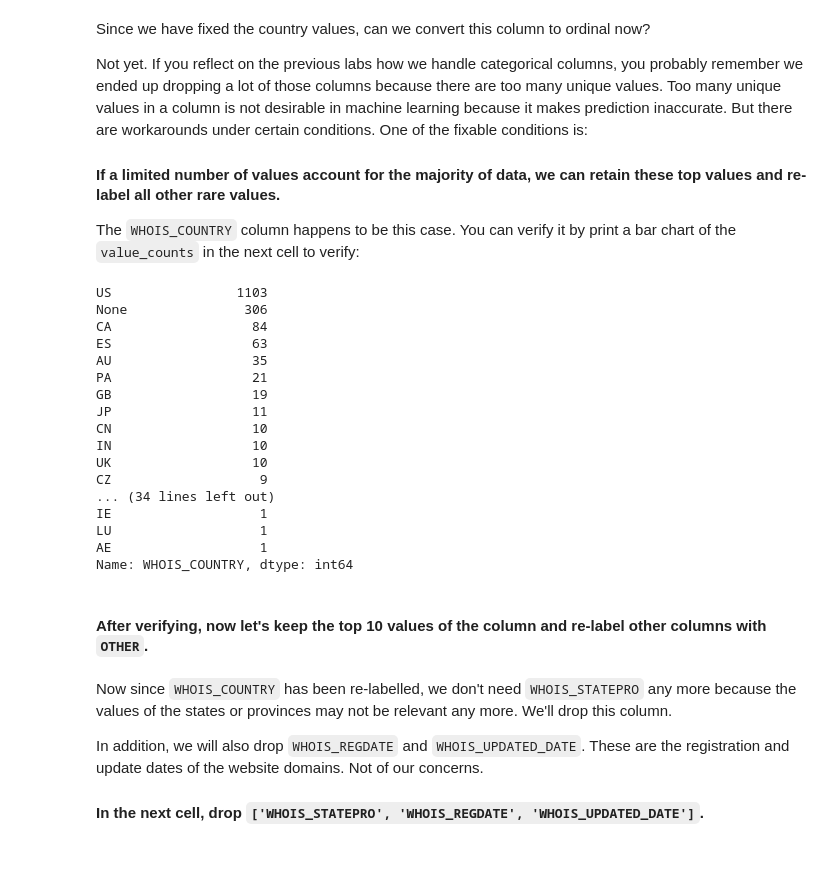
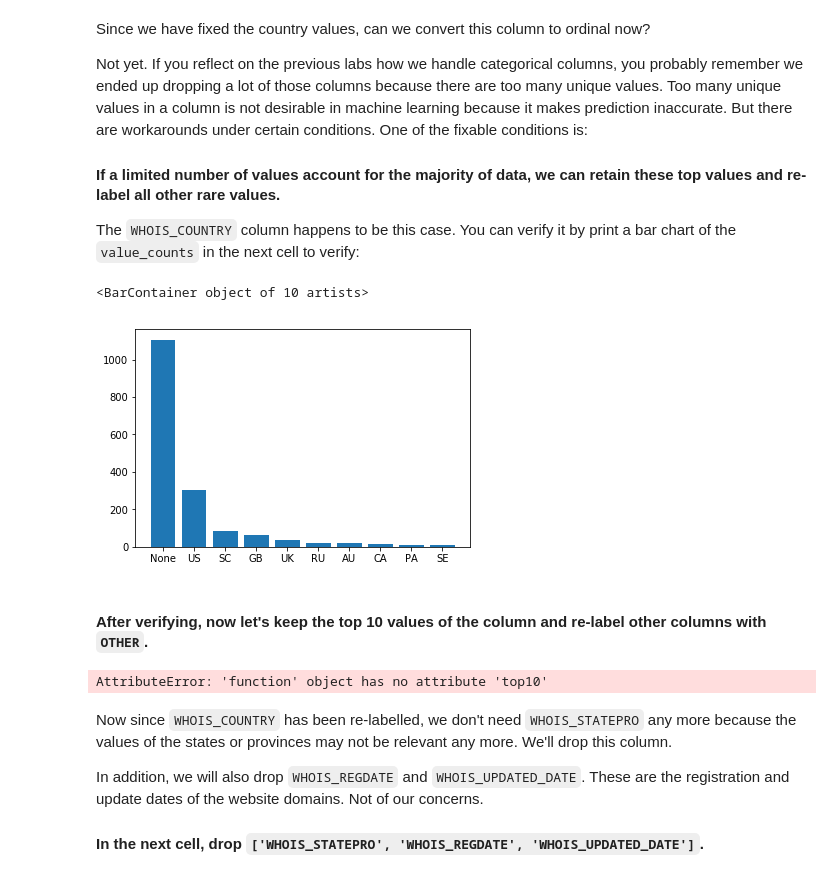
Before and after one commit to jgph91/datamad1019, a Jupyter notebook: module-3/lab-supervised-learning/your-code/main.ipynb, the cells around one changed output. Drawn from its saved outputs; the diff is of its cells as text; code cells hidden in the pictures.

```diff
--- a/module-3/lab-supervised-learning/your-code/main.ipynb
+++ b/module-3/lab-supervised-learning/your-code/main.ipynb
@@ -230,8 +230,15 @@ How to handle string columns is always case by case. Let's start by working on `
 #### In the cells below, fix the country values as intructed above.
 # %%
 # Your code here
-websites.WHOIS_COUNTRY.unique()
+
 
 def cleaner(text):
-    replace={'se':'SE', '[u\'GB\'; u\'UK\']':'UK','ru':'RU','us':'US','Cyprus':'CY'}
+    replace={'se':'SE', '[u\'GB\'; u\'UK\']':'UK','ru':'RU','us':'US','Cyprus':'CY','United Kingdom':'UK'}
+
+    text = replace.get(text,text)
+    return text
+
+websites.WHOIS_COUNTRY = websites.WHOIS_COUNTRY.apply(cleaner)
+
+websites.WHOIS_COUNTRY.unique()
 # %% [output]
@@ -249,26 +255,18 @@ Not yet. If you reflect on the previous labs how we handle categorical columns,
 #### If a limited number of values account for the majority of data, we can retain these top values and re-label all other rare values.
 
 The `WHOIS_COUNTRY` column happens to be this case. You can verify it by print a bar chart of the `value_counts` in the next cell to verify:
-# %%
-# Your code here
-websites.WHOIS_COUNTRY.value_counts()
-# %% [output]
-US                1103
-None               306
-CA                  84
-ES                  63
-AU                  35
-PA                  21
-GB                  19
-JP                  11
-CN                  10
-IN                  10
-UK                  10
-CZ                   9
-... (34 lines left out)
-IE                   1
-LU                   1
-AE                   1
-Name: WHOIS_COUNTRY, dtype: int64
+# %%
+# Your code here
+import matplotlib.pyplot as plt
+%matplotlib inline
+
+y = websites.WHOIS_COUNTRY.value_counts(ascending=False)[:10]
+x = websites.WHOIS_COUNTRY.unique()[:10]
+
+plt = plt.bar(x,y)
+display(plt)
+# %% [output]
+<BarContainer object of 10 artists>
+[figure, added]
 # %% [markdown]
 #### After verifying, now let's keep the top 10 values of the column and re-label other columns with `OTHER`.
@@ -277,3 +273,10 @@ Name: WHOIS_COUNTRY, dtype: int64
+# %%
+# Your code here
+temp=websites.WHOIS_COUNTRY.fillna("0")
+top10 = ['US','None','CA','ES','AU','SC','GB','UK','RU','PA','SE']
+websites['Country'] = pd.np.where(~temp.str.contains.,,'Other')
+# %% [output]
+AttributeError: 'function' object has no attribute 'top10'
 # %% [markdown]
 Now since `WHOIS_COUNTRY` has been re-labelled, we don't need `WHOIS_STATEPRO` any more because the values of the states or provinces may not be relevant any more. We'll drop this column.
 
```
Also changed, not shown: parts of 7 cells of this notebook, 1 other file.
